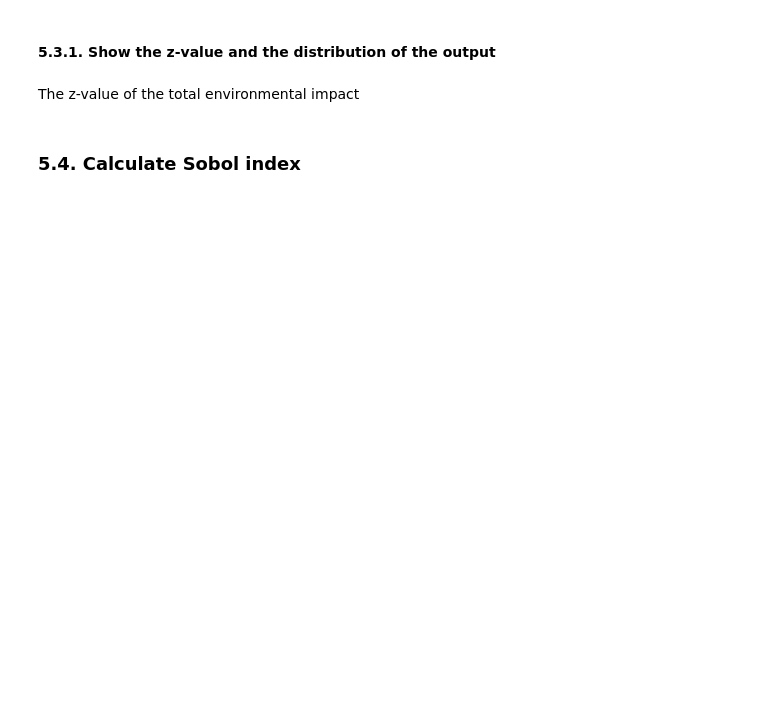
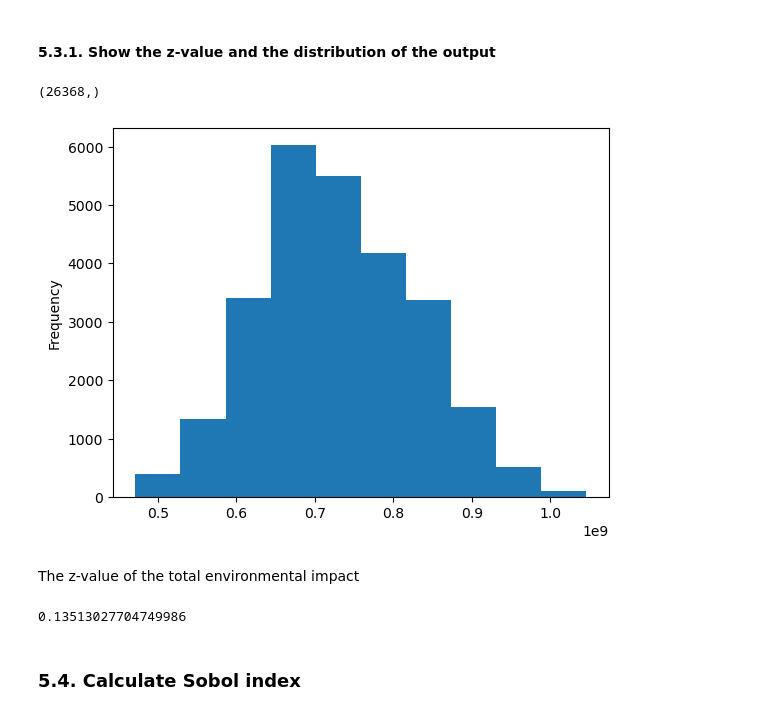
Before and after one commit to flechtenberg/pulpo, a Jupyter notebook: develop_tests/sensitivity_analysis.ipynb, the cells around one changed output. Saved outputs shown, nothing was run; the diff lists cells and outputs as text; code cells hidden in the pictures; blank space fills up the shorter version.

```diff
--- a/develop_tests/sensitivity_analysis.ipynb
+++ b/develop_tests/sensitivity_analysis.ipynb
@@ -434,0 +607,3 @@ for method, QB in multi_QB.groupby(level='method', axis=1):
+# %%
+sample_characterization_factors_expanded = sample_characterization_factors.reindex(sample_intervention_flows.columns, axis=1, level=0)
+sample_environmental_costs = sample_characterization_factors_expanded * sample_intervention_flows
@@ -435,3 +612,7 @@ for method, QB in multi_QB.groupby(level='method', axis=1):
+# %%
+scaling_vector_expanded = scaling_vector_series.reindex(sample_intervention_flows.columns, level=1)
+# %%
+sample_characterized_inventories = sample_environmental_costs * scaling_vector_expanded
 # %% [markdown]
 ### 5.3. Calculate the total output variance
 # %% [markdown]
@@ -441,2 +620,2 @@ selected_method = "('my project', 'climate change')"
 # %%
-e_QBs = QBs[selected_method].sum(axis=1)
+sample_impacts = sample_characterized_inventories.sum(axis=1)
@@ -447,12 +644,17 @@ print("mu-sigma: {:.2E} \t sigma: {:.2E} \t mu+sigma: {:.2E}".format(e_QBs.mean(
 # %% [markdown]
 #### 5.3.1.  Show the z-value and the distribution of the output
 # %%
-e_QBs.plot.hist(bins=10)
-e_QBs.shape
+sample_impacts.plot.hist(bins=10)
+sample_impacts.shape
+# %% [output]
+(26368,)
+[figure, added]
 # %% [markdown]
 The z-value of the total environmental impact
 # %%
-e_QBs.std()/e_QBs.mean()
+sample_impacts.std()/sample_impacts.mean()
+# %% [output]
+0.13513027704749986
 # %% [markdown]
 ### 5.4. Calculate Sobol index
 # %%
```
Also changed, not shown: parts of 143 cells of this notebook, 1 other file.
